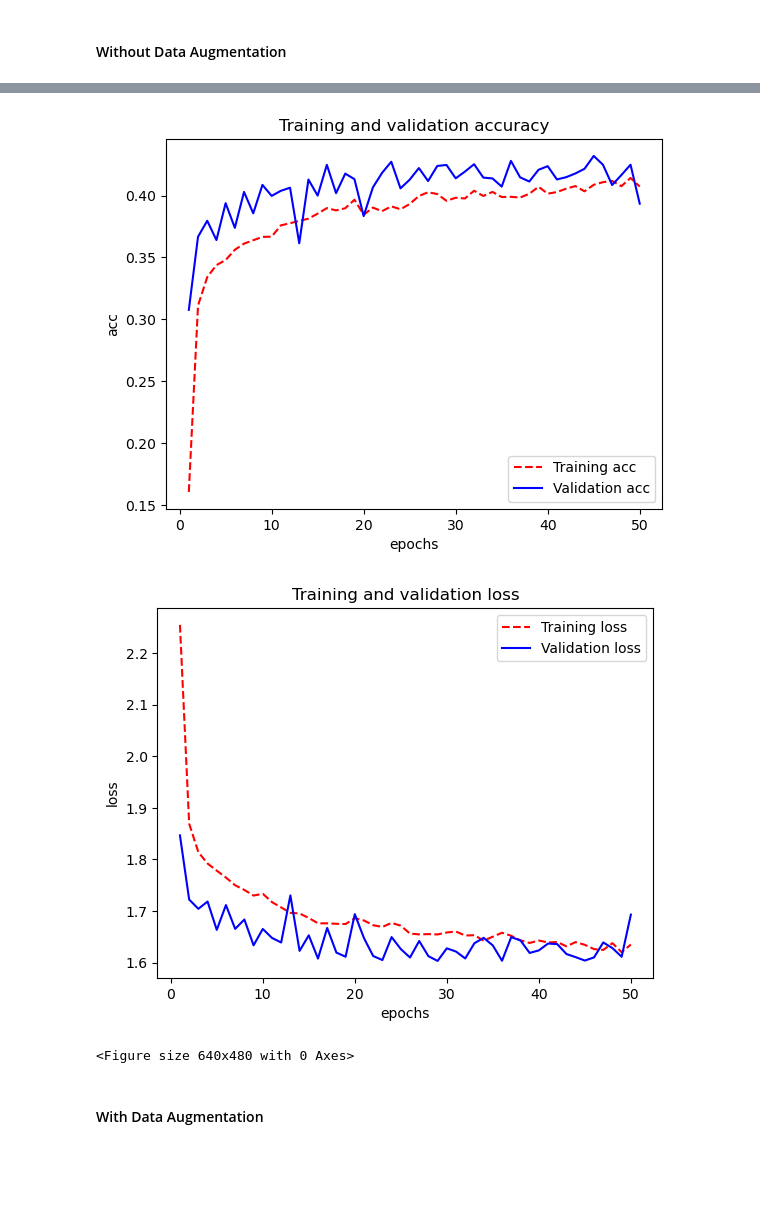
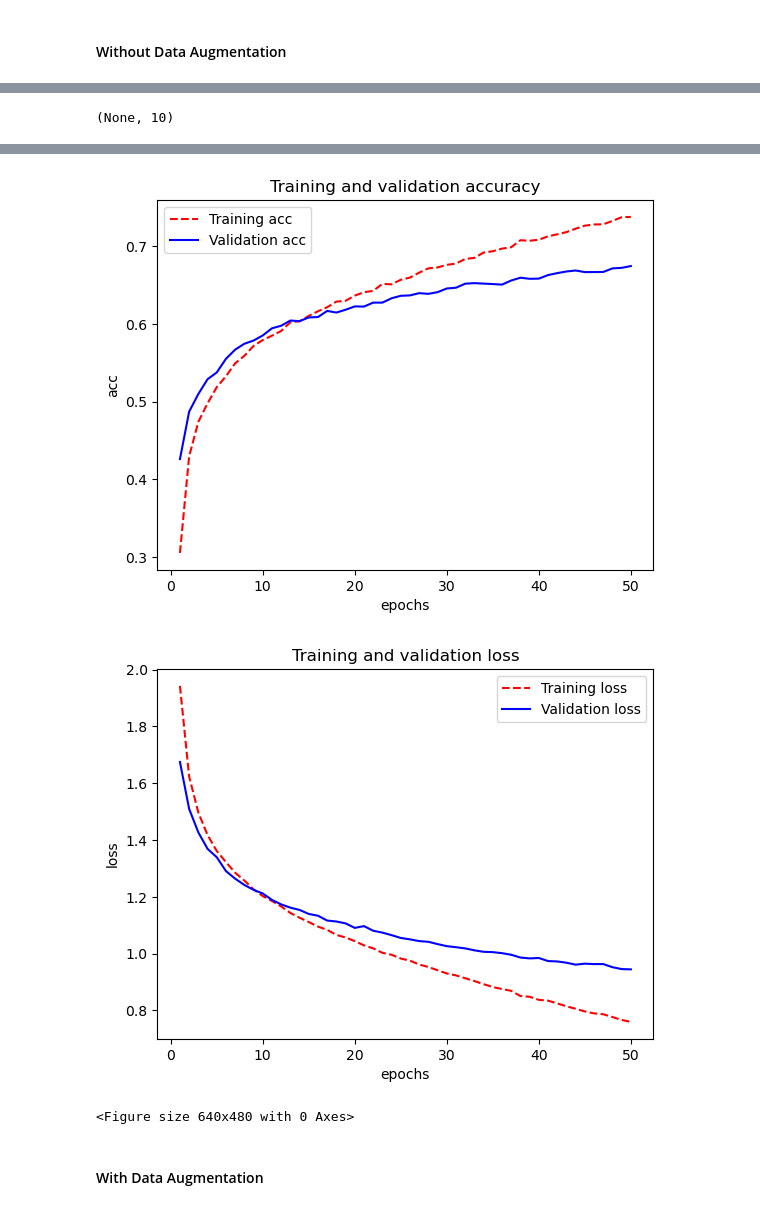
Before and after one commit to IreneJeong/ML-Stats-R-and-Python-Practice, a Jupyter notebook: MLS_CW_CIfar10.ipynb, the cells around one changed output, grey strips where cells are left out. Drawn from its saved outputs; the diff is of its cells as text; code cells hidden in the pictures; blank space fills up the shorter version.

```diff
--- a/MLS_CW_CIfar10.ipynb
+++ b/MLS_CW_CIfar10.ipynb
@@ -47,7 +63,7 @@ WARNING:tensorflow:From /var/folders/0x/n51_7s_n09dfndljqk4rv2zr0000gn/T/ipykern
 # %%
 # CIFAR_10 is a set of 60K images 32x32 pixels on 3 channels
 IMG_CHANNELS = 3
-IMAGE_SIZE = 32
+IMAGE_SIZE = input_X_train.shape[1]
 
 print('Image variables initialisation')
 # %% [output]
@@ -149,3 +212,13 @@ print(input_X_train_aug.shape)
+# %%
+from tensorflow.keras.callbacks import EarlyStopping
+
+# define early stopping callback
+earlystop_callback = EarlyStopping(
+    monitor='val_loss', # monitor validation loss
+    min_delta=0.001, # minimum change in the monitored quantity to qualify as an improvement
+    patience=5, # number of epochs with no improvement after which training will be stopped
+    verbose=1 # prints a message when early stopping is triggered
+)
 # %% [markdown]
 ## Hyper parameter Trial 1
 # %%
@@ -220,7 +312,9 @@ learning rate decreased to 0.001
 #Simpler Model
 
 model=Sequential()
-model.add(Conv2D(32, KERNEL, padding='same', input_shape=(IMAGE_SIZE, IMAGE_SIZE, IMG_CHANNELS)))
+
+# layer 1
+model.add(Conv2D(32, (3,3), padding='same', input_shape=(IMAGE_SIZE, IMAGE_SIZE, IMG_CHANNELS)))
 model.add(Activation('relu'))
 model.add(MaxPooling2D(pool_size=(2,2)))
 model.add(Dropout(0.25))
@@ -238,3 +332,6 @@ print('CNN Network Definition setup')
 CNN Network Definition setup
 # %% [markdown]
 #### Without Data Augmentation
+# %%
+model.compile(loss='categorical_crossentropy', optimizer=Adam(learning_rate=0.0001), metrics=['accuracy'])
+model.summary()
@@ -240,0 +356,4 @@ CNN Network Definition setup
+# %%
+model.layers[-1].output_shape
+# %% [output]
+(None, 10)
@@ -241,9 +362,7 @@ CNN Network Definition setup
 # %%
-model.compile(loss='categorical_crossentropy', optimizer=OPTIM3, metrics=['accuracy'])
-model.summary()
-
-history=model.fit(input_X_train, output_y_train, batch_size=BATCH_SIZE1,
-                  epochs=N_EPOCH3, validation_split=VALIDATION_SPLIT1, verbose=VERBOSE1)
+history = model.fit(input_X_train, output_y_train,
+                    batch_size=256, epochs=50, validation_split=0.2,
+                    verbose=1, callbacks=[earlystop_callback])
 
 
 plot_history(history)
@@ -271,5 +390,5 @@ test accuracy:  0.38449999690055847
-[figure, old version]
+[figure, new version]
-[figure, old version]
+[figure, new version]
 <Figure size 640x480 with 0 Axes>
 # %% [markdown]
 #### With Data Augmentation
```
Also changed, not shown: parts of 40 cells of this notebook, 10 other files.
